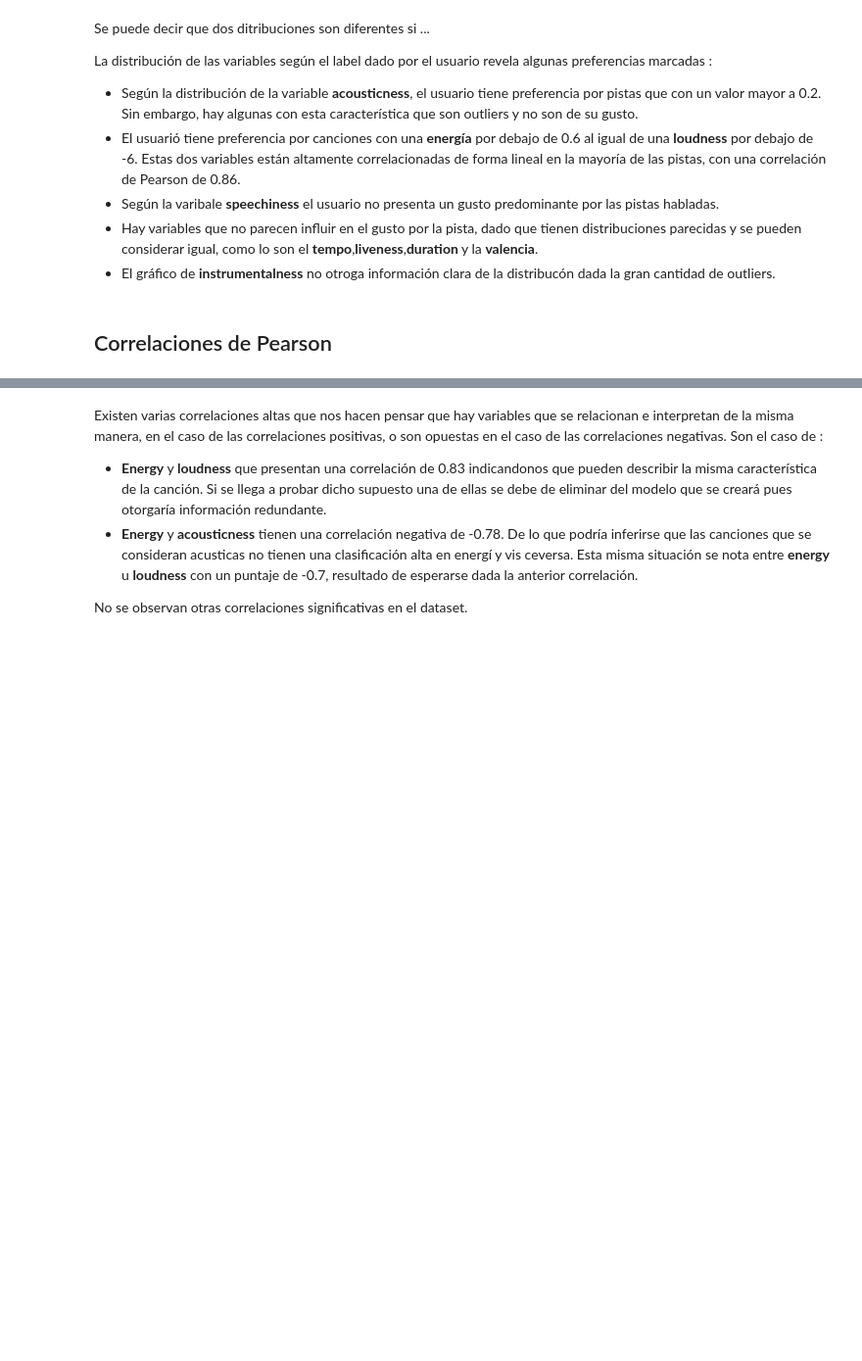
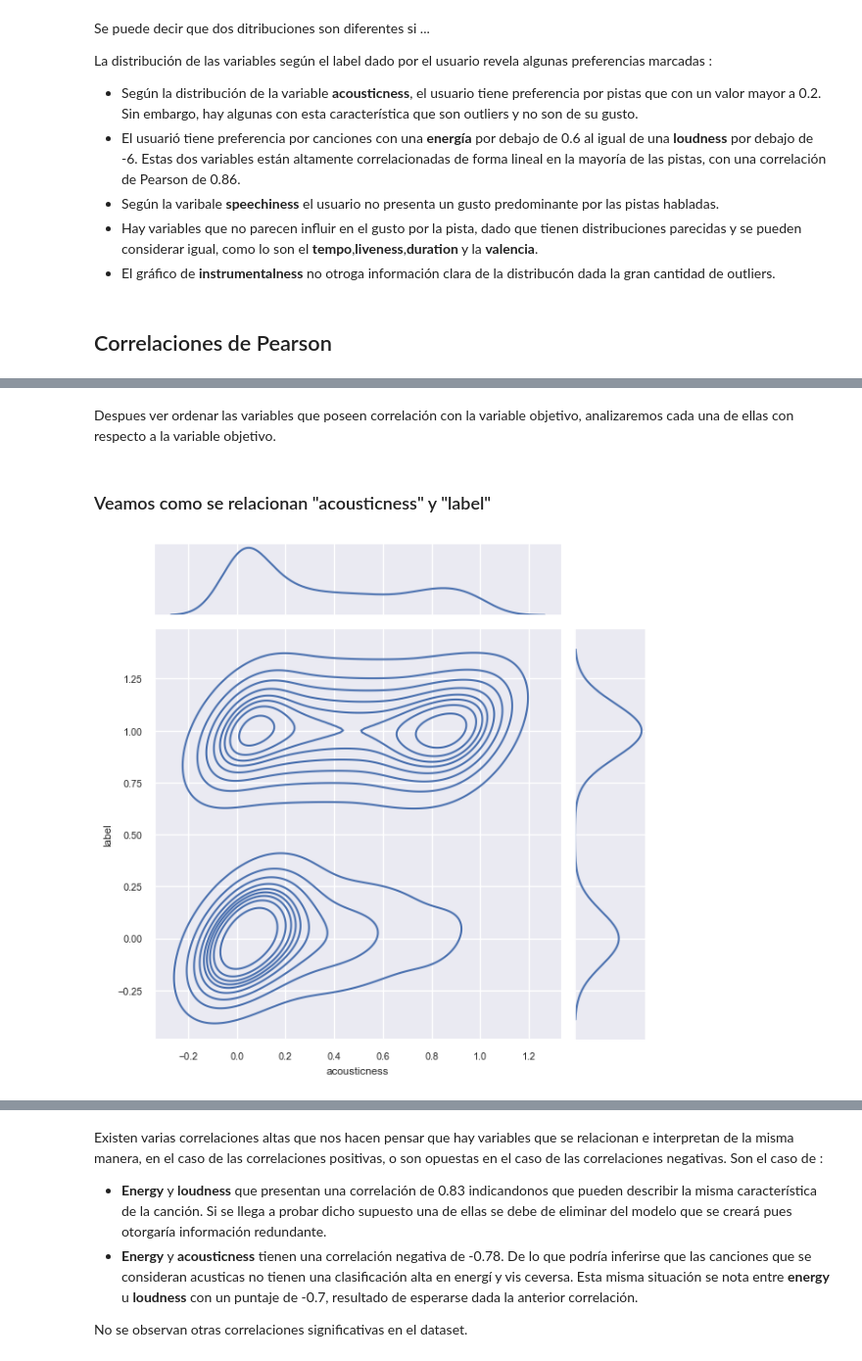
Before and after one commit to jorgeceferinovaldez/tp_final_analisis_datos, a Jupyter notebook: tp_grupal.ipynb, the cells around one changed output, grey strips where cells are left out. Shown at 98% size. Drawn from its saved outputs; the diff is of its cells as text; code cells hidden in the pictures; blank space fills up the shorter version.

```diff
--- a/tp_grupal.ipynb
+++ b/tp_grupal.ipynb
@@ -277,0 +345,10 @@ sns.heatmap(df.corr(), annot=True)
+# %% [markdown]
+Despues ver ordenar las variables que poseen correlación con la variable objetivo, analizaremos cada una de ellas con respecto a la variable objetivo.
+# %% [markdown]
+### Veamos como se relacionan "acousticness" y "label"
+# %%
+# Grafico jointplot de las variables más correlacionadas con la variable objetivo
+sns.jointplot(x='acousticness',y='label',data=df,kind='kde')
+plt.show()
+# %% [output]
+[figure, added]
```
Also changed, not shown: parts of 71 cells of this notebook, 2 other files.
